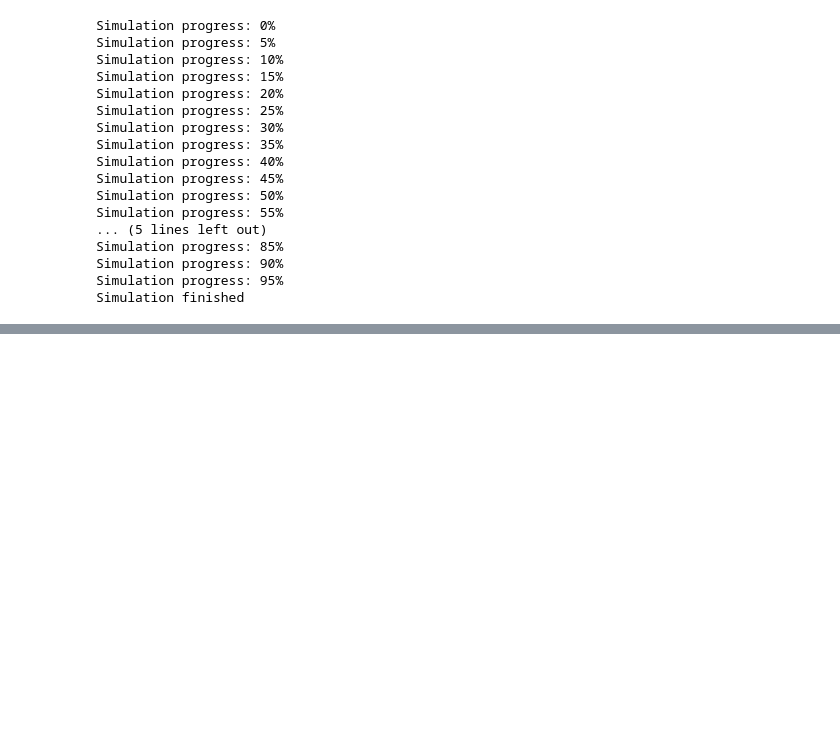
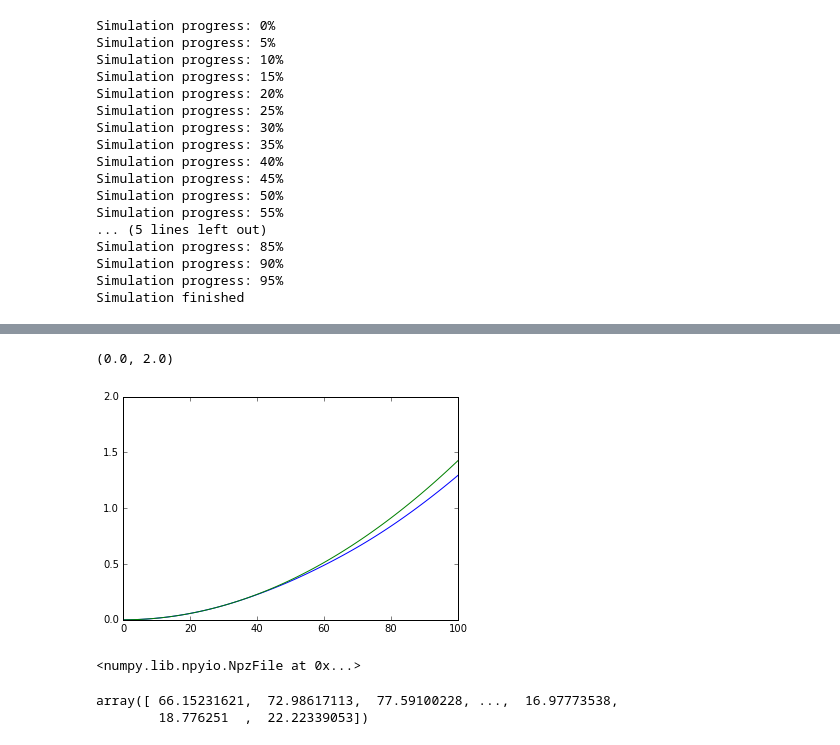
Before and after one commit to JesseSlim/comp-phys-2016, a Jupyter notebook: molecular-dynamics/simulation/MeasureArgon.ipynb, the cells around one changed output, grey strips where cells are left out. Drawn from its saved outputs; the diff is of its cells as text; code cells hidden in the pictures; blank space fills up the shorter version.

```diff
--- a/molecular-dynamics/simulation/MeasureArgon.ipynb
+++ b/molecular-dynamics/simulation/MeasureArgon.ipynb
@@ -58,0 +71,12 @@ plt.plot(a[0], a[1])
+# %%
+plt.plot(sim.result_diffusion_distance())
+t = np.arange(0,5000)
+plt.xlim(0,100)
+plt.ylim(0,2)
+ylims = plt.ylim()
+ball_xsq = sim.result_diffusion_ballistic_velocitysq()*(sim.h * t)**2
+plt.plot(t, ball_xsq)
+plt.ylim(ylims)
+# %% [output]
+(0.0, 2.0)
+[figure, added]
@@ -58,0 +87,9 @@ plt.plot(a[0], a[1])
+# %%
+b
+# %% [output]
+<numpy.lib.npyio.NpzFile at 0x...>
+# %%
+b["virial"]
+# %% [output]
+array([ 66.15231621,  72.98617113,  77.59100228, ...,  16.97773538,
+        18.776251  ,  22.22339053])
```
Also changed, not shown: parts of 9 cells of this notebook, 1 other file.
